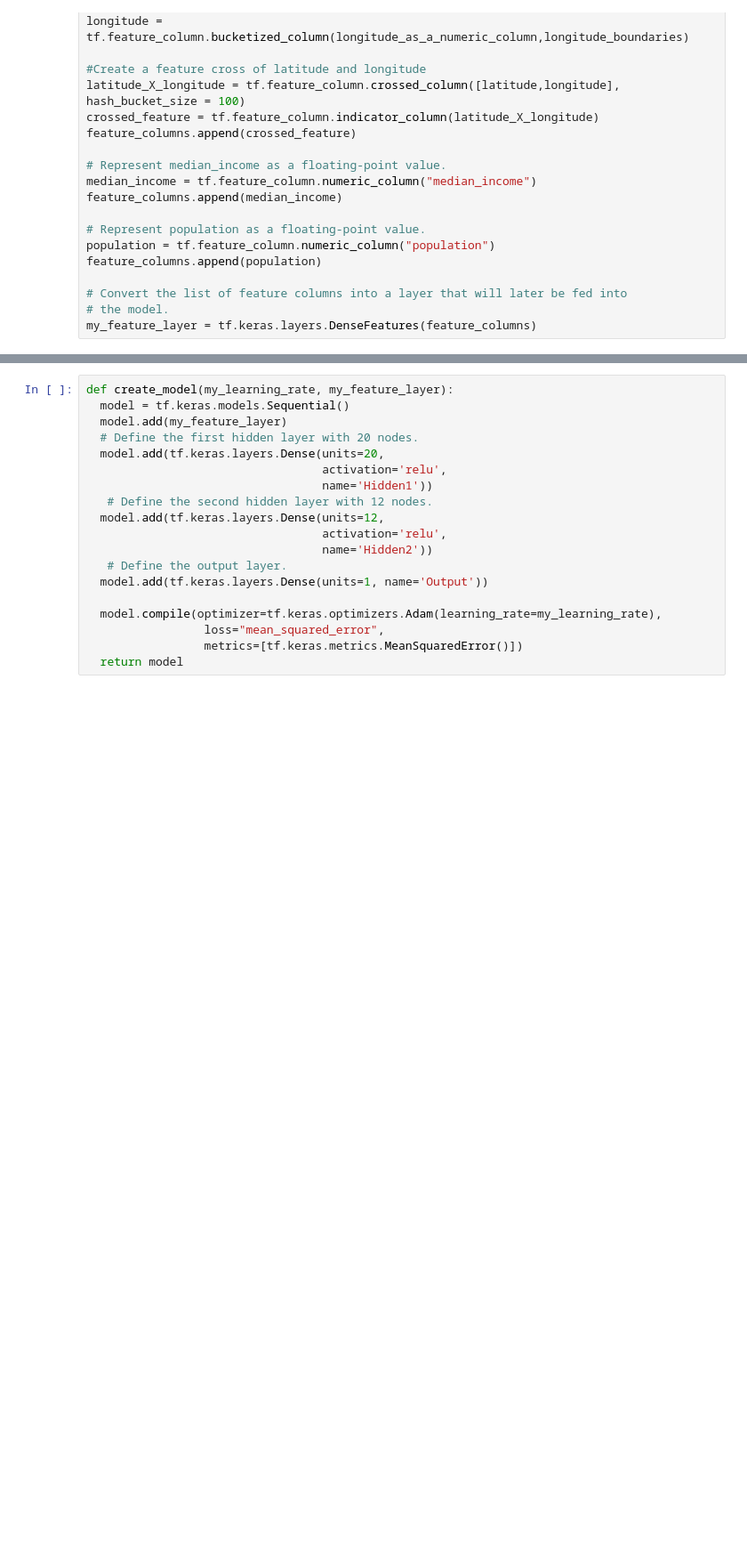
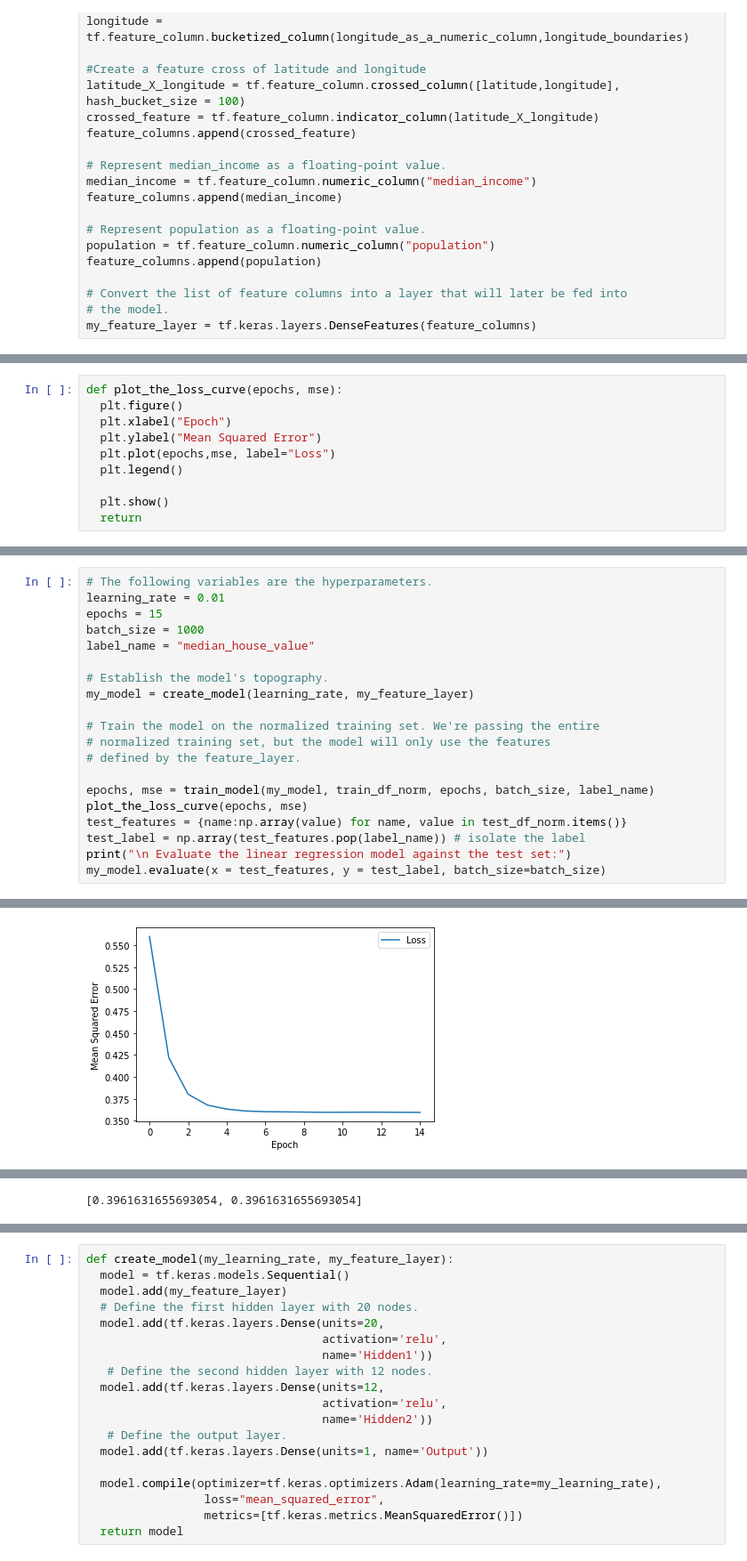
Before and after one commit to kjcoursera/TensorFlow, a Jupyter notebook: Intro_neural_nets_CA_housing.ipynb, the cells around one changed output, grey strips where cells are left out. Shown at 89% size. Drawn from its saved outputs; the diff is of its cells as text; blank space fills up the shorter version.

```diff
--- a/Intro_neural_nets_CA_housing.ipynb
+++ b/Intro_neural_nets_CA_housing.ipynb
@@ -76,0 +87,10 @@ my_feature_layer = tf.keras.layers.DenseFeatures(feature_columns)
+# %%
+def plot_the_loss_curve(epochs, mse):
+  plt.figure()
+  plt.xlabel("Epoch")
+  plt.ylabel("Mean Squared Error")
+  plt.plot(epochs,mse, label="Loss")
+  plt.legend()
+
+  plt.show()
+  return
@@ -76,0 +137,21 @@ my_feature_layer = tf.keras.layers.DenseFeatures(feature_columns)
+# %%
+# The following variables are the hyperparameters.
+learning_rate = 0.01
+epochs = 15
+batch_size = 1000
+label_name = "median_house_value"
+
+# Establish the model's topography.
+my_model = create_model(learning_rate, my_feature_layer)
+
+# Train the model on the normalized training set. We're passing the entire
+# normalized training set, but the model will only use the features
+# defined by the feature_layer.
+
+epochs, mse = train_model(my_model, train_df_norm, epochs, batch_size, label_name)
+plot_the_loss_curve(epochs, mse)
+test_features = {name:np.array(value) for name, value in test_df_norm.items()}
+test_label = np.array(test_features.pop(label_name)) # isolate the label
+print("\n Evaluate the linear regression model against the test set:")
+my_model.evaluate(x = test_features, y = test_label, batch_size=batch_size)
+# %% [output]
@@ -76,0 +175 @@ my_feature_layer = tf.keras.layers.DenseFeatures(feature_columns)
+[figure, added]
@@ -76,0 +180 @@ my_feature_layer = tf.keras.layers.DenseFeatures(feature_columns)
+[0.3961631655693054, 0.3961631655693054]
```
Also changed, not shown: parts of 12 cells of this notebook.
